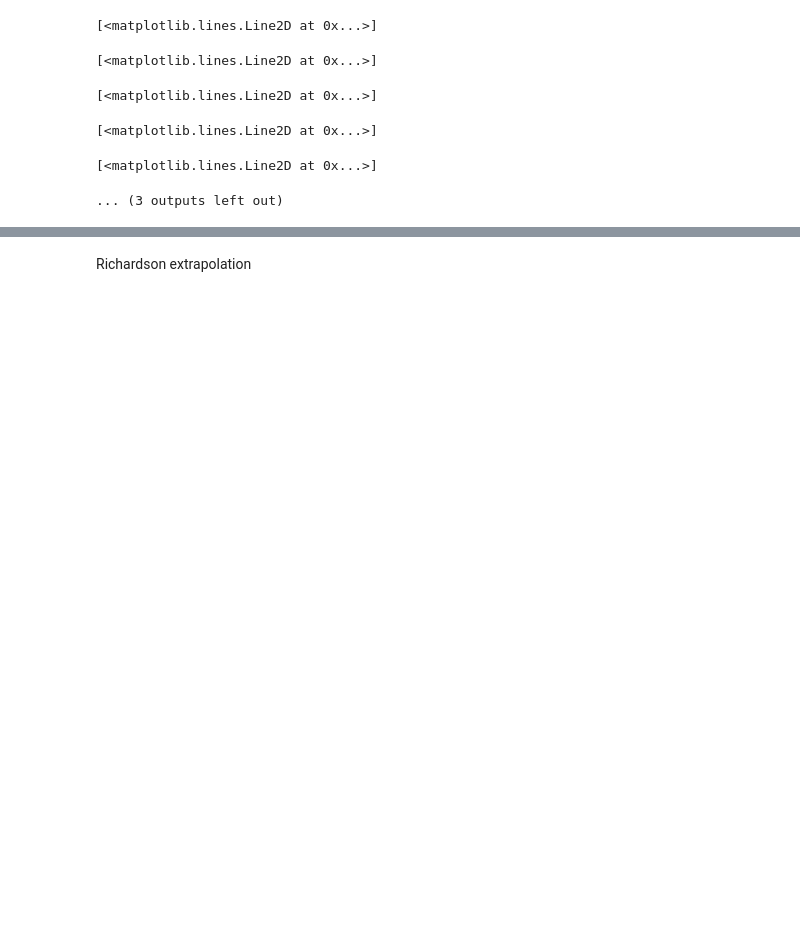
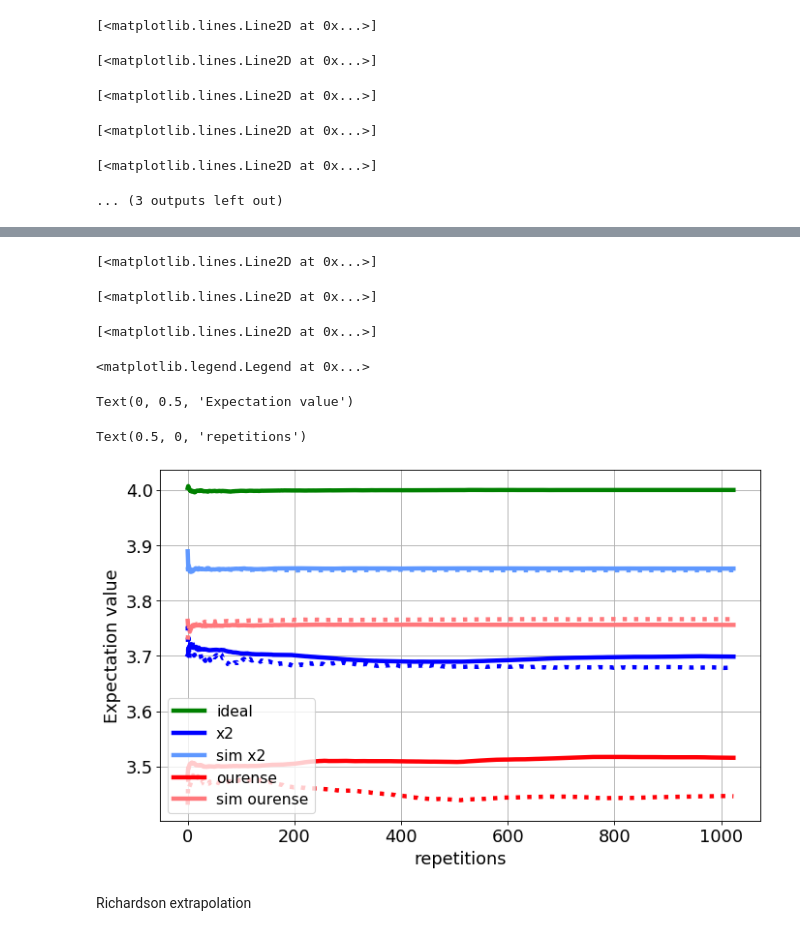
Before and after one commit to OpenQuantumComputing/error_mitigation, a Jupyter notebook: Poker circuit.ipynb, the cells around one changed output, grey strips where cells are left out. Saved outputs shown, nothing was run; the diff lists cells and outputs as text; code cells hidden in the pictures; blank space fills up the shorter version.

```diff
--- a/Poker circuit.ipynb
+++ b/Poker circuit.ipynb
@@ -764,0 +967,73 @@ for r in [1,2,4,8]:
+# %%
+r=1
+
+pl.figure(1,figsize=(10, 6), dpi= 80, facecolor='w', edgecolor='k')
+
+firsttime=False
+for paulitwirling in [False,True]:
+    style='-'
+    if paulitwirling:
+        style=':'
+    if not paulitwirling:
+        backendname = backendname_sim
+        noisemodelname = "None"
+        basename='backend_'+backendname+'_shots_'+str(shots) \
+                +'_noisemodel_'+noisemodelname+'_errorlevel_'+str(r) \
+                +'_paulitwirling_'+str(False) \
+                +'_numcircuits_'+str(num_circuits)
+        pl.plot(E_av_dict[basename], style+'g', linewidth=4, label='ideal')
+    if firsttime:
+        pl.plot(4+0*E_av_dict[basename], 'k:', linewidth=4, label='theoretical')
+        firsttime=False
+    des='x2'
+    if paulitwirling:
+        des=None
+    backendname = backendname_x2
+    noisemodelname = backendname_x2
+    basename='backend_'+backendname+'_shots_'+str(shots) \
+        +'_noisemodel_'+noisemodelname+'_errorlevel_'+str(r) \
+        +'_paulitwirling_'+str(paulitwirling) \
+        +'_numcircuits_'+str(num_circuits)
+    pl.plot(E_av_dict[basename], style+'b', linewidth=4, label=des)
+
+    des='sim x2'
+    if paulitwirling:
+        des=None
+    backendname = backendname_sim
+    noisemodelname = backendname_x2
+    basename='backend_'+backendname+'_shots_'+str(shots) \
+        +'_noisemodel_'+noisemodelname+'_errorlevel_'+str(r) \
+        +'_paulitwirling_'+str(paulitwirling) \
+        +'_numcircuits_'+str(num_circuits)
+    pl.plot(E_av_dict[basename], style, color='#5F98FF', linewidth=4, label=des)
+
+    des='ourense'
+    if paulitwirling:
+        des=None
+
+    backendname = backendname_ourense
+    noisemodelname = backendname_ourense
+    basename='backend_'+backendname+'_shots_'+str(shots) \
+        +'_noisemodel_'+noisemodelname+'_errorlevel_'+str(r) \
+        +'_paulitwirling_'+str(paulitwirling) \
+        +'_numcircuits_'+str(num_circuits)
+    pl.plot(E_av_dict[basename], style, color='#FF0007', linewidth=4, label=des)
+
+    des='sim ourense'
+    if paulitwirling:
+        style=':'
+        des=None
+    backendname = backendname_sim
+    noisemodelname = backendname_ourense
+    basename='backend_'+backendname+'_shots_'+str(shots) \
+        +'_noisemodel_'+noisemodelname+'_errorlevel_'+str(r) \
+        +'_paulitwirling_'+str(paulitwirling) \
+        +'_numcircuits_'+str(num_circuits)
+    pl.plot(E_av_dict[basename], style, color='#FF787C', linewidth=4, label=des)
+
+pl.legend(loc='best',fontsize='14')
+ax = pl.gca()
+ax.grid(True)
+pl.ylabel('Expectation value')
+pl.xlabel('repetitions')
+# %% [output]
@@ -765,3 +1047,10 @@ for r in [1,2,4,8]:
+[<matplotlib.lines.Line2D at 0x...>]
+[<matplotlib.lines.Line2D at 0x...>]
+[<matplotlib.lines.Line2D at 0x...>]
+<matplotlib.legend.Legend at 0x...>
+Text(0, 0.5, 'Expectation value')
+Text(0.5, 0, 'repetitions')
+[figure, added]
 # %% [markdown]
 Richardson extrapolation
 # %%
```
Also changed, not shown: parts of 21 cells of this notebook, 2 other files.
